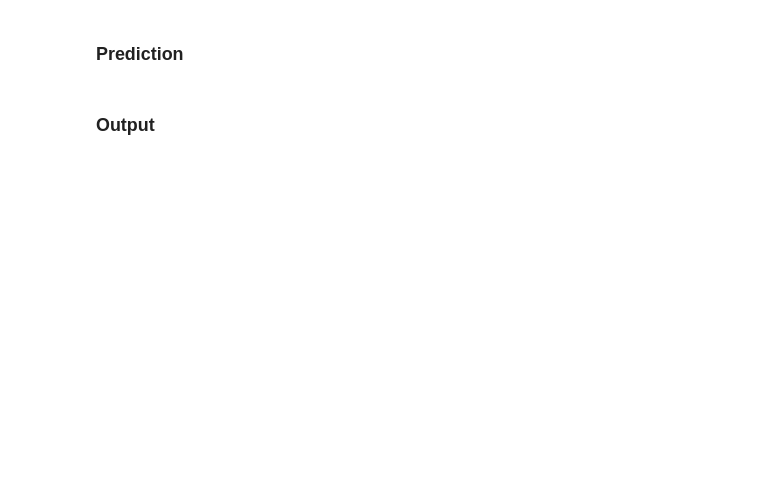
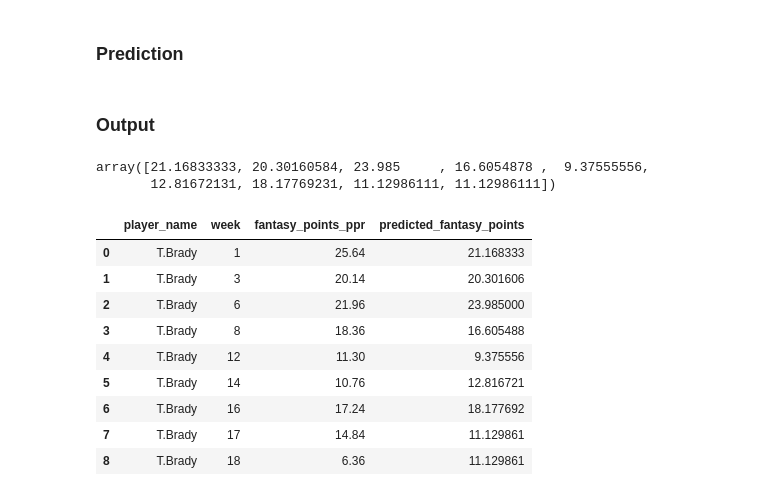
Before and after one commit to JoshCap20/fantasy-football-points-ml, a Jupyter notebook: analysis/model.ipynb, the cells around one changed output. Drawn from its saved outputs; the diff is of its cells as text; code cells hidden in the pictures; blank space fills up the shorter version.

```diff
--- a/analysis/model.ipynb
+++ b/analysis/model.ipynb
@@ -40,0 +254,2 @@ model = joblib.load(MODEL_FILEPATH)
+# %%
+features_df = df[features]
@@ -40,0 +281,10 @@ model = joblib.load(MODEL_FILEPATH)
+# %%
+def ensure_all_columns(df: pd.DataFrame, required_columns: list) -> pd.DataFrame:
+    for col in required_columns:
+        if col not in df.columns:
+            df[col] = 0
+    df = df[required_columns]
+    return df
+
+
+features_df = ensure_all_columns(features_df.copy(), FEATURES)
@@ -40,0 +308,2 @@ model = joblib.load(MODEL_FILEPATH)
+# %%
+features_df = impute_missing_values_with_zero(features_df, FEATURES)
@@ -41,4 +312,27 @@ model = joblib.load(MODEL_FILEPATH)
 # %% [markdown]
 ### Prediction
+# %%
+prediction = model.predict(features_df)
 # %% [markdown]
 ### Output
+# %%
+prediction
+# %% [output]
+array([21.16833333, 20.30160584, 23.985     , 16.6054878 ,  9.37555556,
+       12.81672131, 18.17769231, 11.12986111, 11.12986111])
+# %%
+df = pd.concat([df, features_df], axis=1)
+df["predicted_fantasy_points"] = prediction
+
+df[["player_name", "week", "fantasy_points_ppr", "predicted_fantasy_points"]]
+# %% [output]
+|  | player_name | week | fantasy_points_ppr | predicted_fantasy_points |
+| 0 | T.Brady | 1 | 25.64 | 21.168333 |
+| 1 | T.Brady | 3 | 20.14 | 20.301606 |
+| 2 | T.Brady | 6 | 21.96 | 23.985000 |
+| 3 | T.Brady | 8 | 18.36 | 16.605488 |
+| 4 | T.Brady | 12 | 11.30 | 9.375556 |
+| 5 | T.Brady | 14 | 10.76 | 12.816721 |
+| 6 | T.Brady | 16 | 17.24 | 18.177692 |
+| 7 | T.Brady | 17 | 14.84 | 11.129861 |
+| 8 | T.Brady | 18 | 6.36 | 11.129861 |
```
Also changed, not shown: parts of 17 cells of this notebook, 4 other files.
